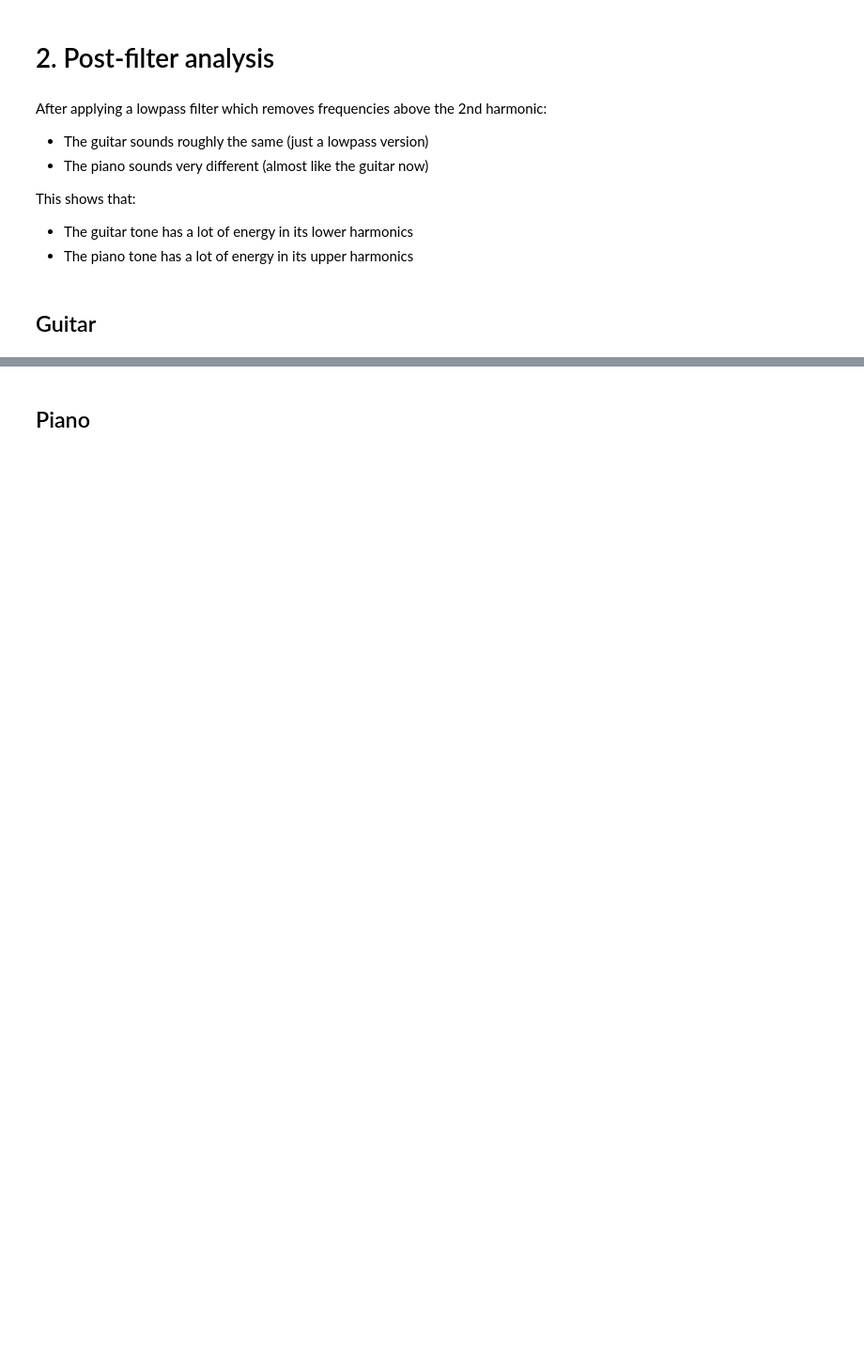
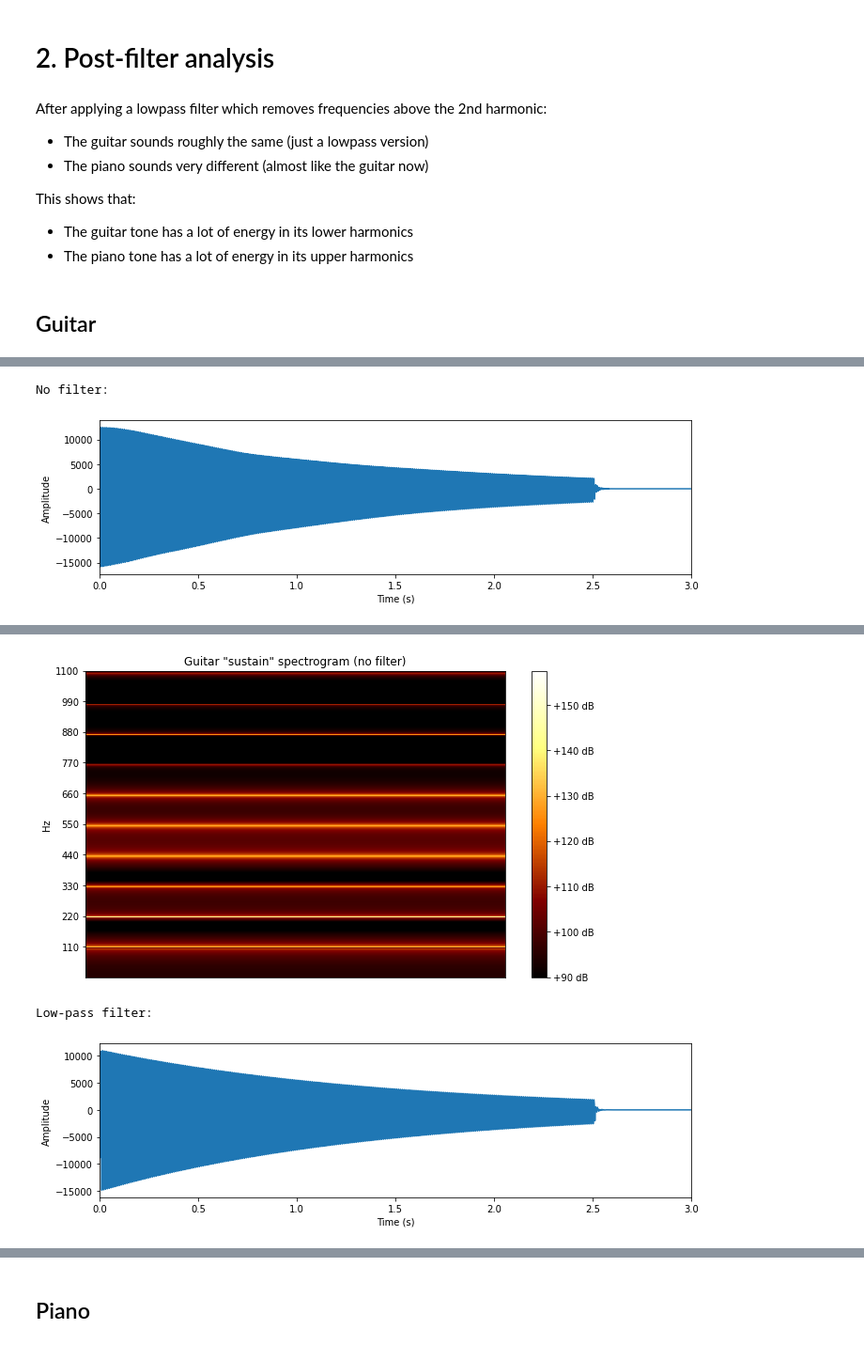
Before and after one commit to JulianFerry/deep-music, a Jupyter notebook: notebooks/spectrogram_analysis.ipynb, the cells around one changed output, grey strips where cells are left out. Shown at 94% size. Drawn from its saved outputs; the diff is of its cells as text; code cells hidden in the pictures; blank space fills up the shorter version.

```diff
--- a/notebooks/spectrogram_analysis.ipynb
+++ b/notebooks/spectrogram_analysis.ipynb
@@ -122,5 +122,28 @@ This shows that:
 
 - The guitar tone has a lot of energy in its lower harmonics
 - The piano tone has a lot of energy in its upper harmonics
+# %%
+def filter_analysis(audiofile, start, end, spec_thresh, instr_name=''):
+    audiofile.reload_audio()
+    audiofile.trim_audio(start, end)
+
+    print('No filter:')
+    # Load and play audio
+    audiofile.plot_audio()
+    audiofile.play_audio()
+    # Create spectrogram
+    audiofile.audio_to_spectrogram()
+    audiofile.plot_spectrogram(audiofile.spectrogram, spec_thresh, y_harm=True,
+                               title=f'{instr_name} "sustain" spectrogram (no filter)')
+
+    print('Low-pass filter:')
+    # Load and play audio - with lowpass filter
+    audiofile.filter_audio(0, 2*audiofile.fundamental_freq, 'lowpass')
+    audiofile.plot_audio()
+    audiofile.play_audio()
+    # Create spectrogram
+    audiofile.audio_to_spectrogram()
+    audiofile.plot_spectrogram(audiofile.spectrogram, spec_thresh, y_harm=True,
+                               title=f'{instr_name} "sustain" spectrogram (220hz low-pass filter)')
 # %% [markdown]
 ## Guitar
@@ -154,0 +150,5 @@ Low-pass filter:
+# %%
+filter_analysis(guitar, start=0.5, end=3.5, spec_thresh=90, instr_name='Guitar')
+# %% [output]
+No filter:
+[figure, added]
@@ -154,0 +156,3 @@ Low-pass filter:
+[figure, added]
+Low-pass filter:
+[figure, added]
```
Also changed, not shown: parts of 21 cells of this notebook, 6 other files.
